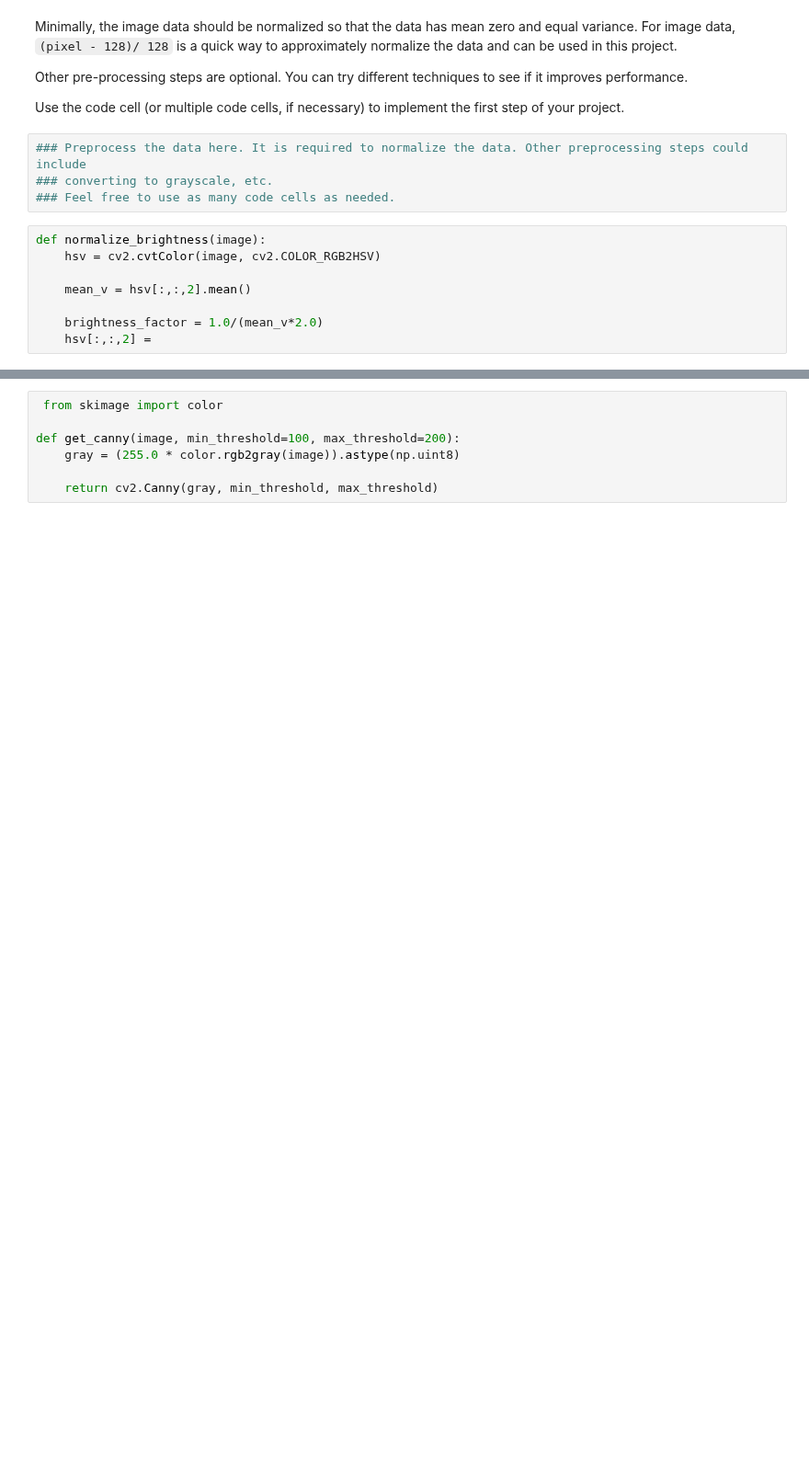
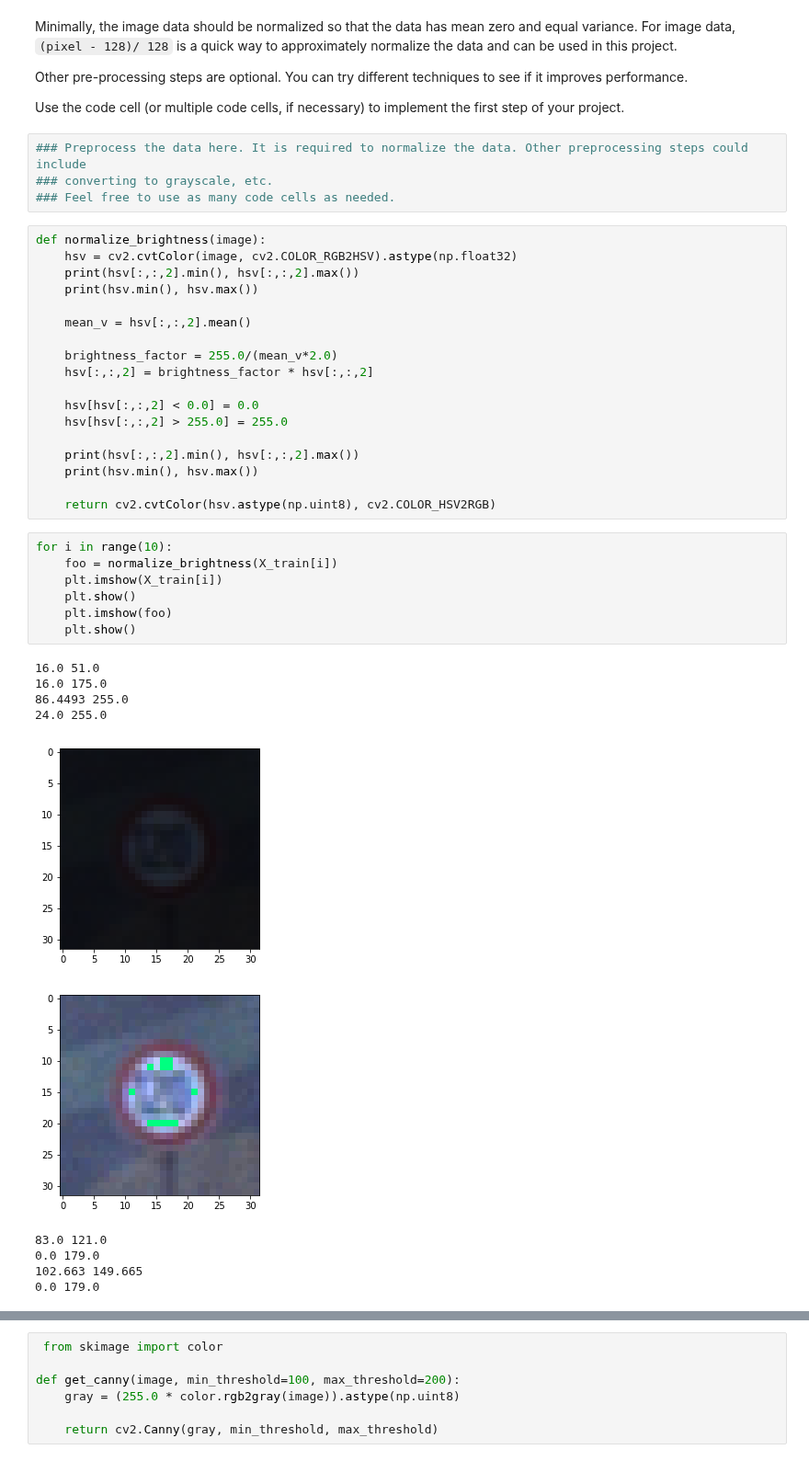
Before and after one commit to ekkus93/CarND-Traffic-Sign-Classifier-Project, a Jupyter notebook: Traffic_Sign_Classifier.ipynb, the cells around one changed output, grey strips where cells are left out. Shown at 92% size. Drawn from its saved outputs; the diff is of its cells as text; blank space fills up the shorter version.

Commit message:
added normalize brightness

```diff
--- a/Traffic_Sign_Classifier.ipynb
+++ b/Traffic_Sign_Classifier.ipynb
@@ -272,11 +272,39 @@ Use the code cell (or multiple code cells, if necessary) to implement the first
 ### Preprocess the data here. It is required to normalize the data. Other preprocessing steps could include
 ### converting to grayscale, etc.
 ### Feel free to use as many code cells as needed.
-# %%
-def normalize_brightness(image):
-    hsv = cv2.cvtColor(image, cv2.COLOR_RGB2HSV)
-
-    mean_v = hsv[:,:,2].mean()
-
-    brightness_factor = 1.0/(mean_v*2.0)
-    hsv[:,:,2] =
+# %%
+def normalize_brightness(image):
+    hsv = cv2.cvtColor(image, cv2.COLOR_RGB2HSV).astype(np.float32)
+    print(hsv[:,:,2].min(), hsv[:,:,2].max())
+    print(hsv.min(), hsv.max())
+
+    mean_v = hsv[:,:,2].mean()
+
+    brightness_factor = 255.0/(mean_v*2.0)
+    hsv[:,:,2] = brightness_factor * hsv[:,:,2]
+
+    hsv[hsv[:,:,2] < 0.0] = 0.0
+    hsv[hsv[:,:,2] > 255.0] = 255.0
+
+    print(hsv[:,:,2].min(), hsv[:,:,2].max())
+    print(hsv.min(), hsv.max())
+
+    return cv2.cvtColor(hsv.astype(np.uint8), cv2.COLOR_HSV2RGB)
+# %%
+for i in range(10):
+    foo = normalize_brightness(X_train[i])
+    plt.imshow(X_train[i])
+    plt.show()
+    plt.imshow(foo)
+    plt.show()
+# %% [output]
+16.0 51.0
+16.0 175.0
+86.4493 255.0
+24.0 255.0
+[figure, added]
+[figure, added]
+83.0 121.0
+0.0 179.0
+102.663 149.665
+0.0 179.0
```
Also changed, not shown: parts of 1 cell of this notebook.
